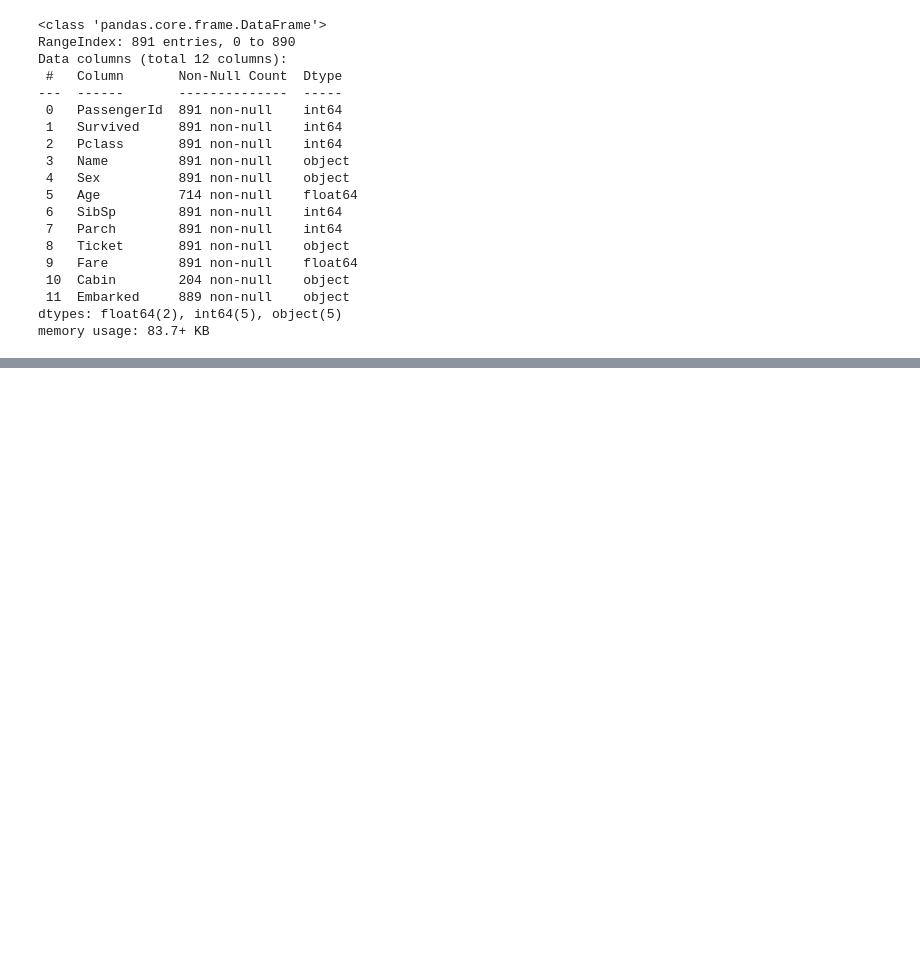
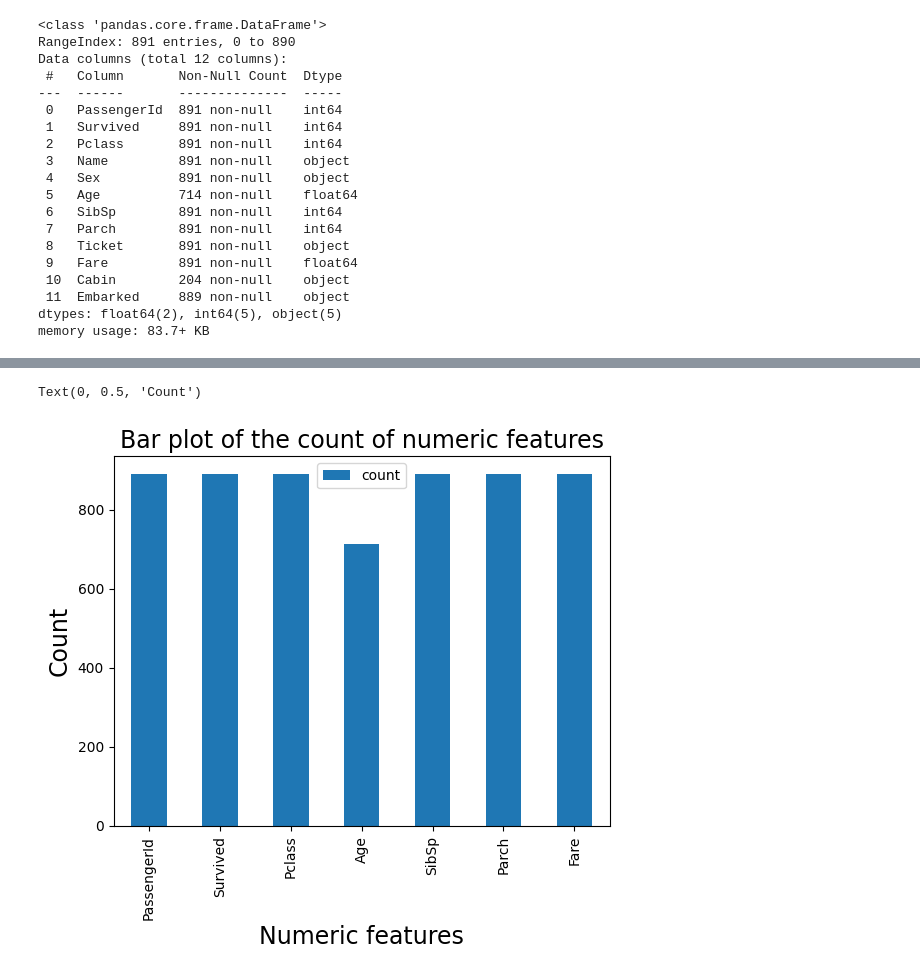
Before and after one commit to MohammedFawazAli/AIML-2025_B15, a Jupyter notebook: Lab05.ipynb, the cells around one changed output, grey strips where cells are left out. Drawn from its saved outputs; the diff is of its cells as text; code cells hidden in the pictures; blank space fills up the shorter version.

```diff
--- a/Lab05.ipynb
+++ b/Lab05.ipynb
@@ -12,0 +3,10 @@ df = pd.read_csv(url)
+# %%
+#import nbconvert #recode the dataset
+import pandas as pd
+import numpy as np
+import matplotlib.pyplot as plt
+import seaborn as sns
+%matplotlib inline
+
+train = pd.read_csv('https://raw.githubusercontent.com/pandas-dev/pandas/refs/heads/main/doc/data/titanic.csv') # Training set is already available
+train.head()
@@ -75,0 +42,3 @@ plt.show()
+# %%
+d=train.describe(percentiles=[.25,.5])
+d
@@ -75,0 +54,10 @@ plt.show()
+# %%
+dT=d.T
+dT.plot.bar(y='count')
+plt.title("Bar plot of the count of numeric features",
+          fontsize=17)
+plt.xlabel("Numeric features",fontsize=17)
+plt.ylabel("Count",fontsize=17)
+# %% [output]
+Text(0, 0.5, 'Count')
+[figure, added]
```
Also changed, not shown: parts of 31 cells of this notebook.
